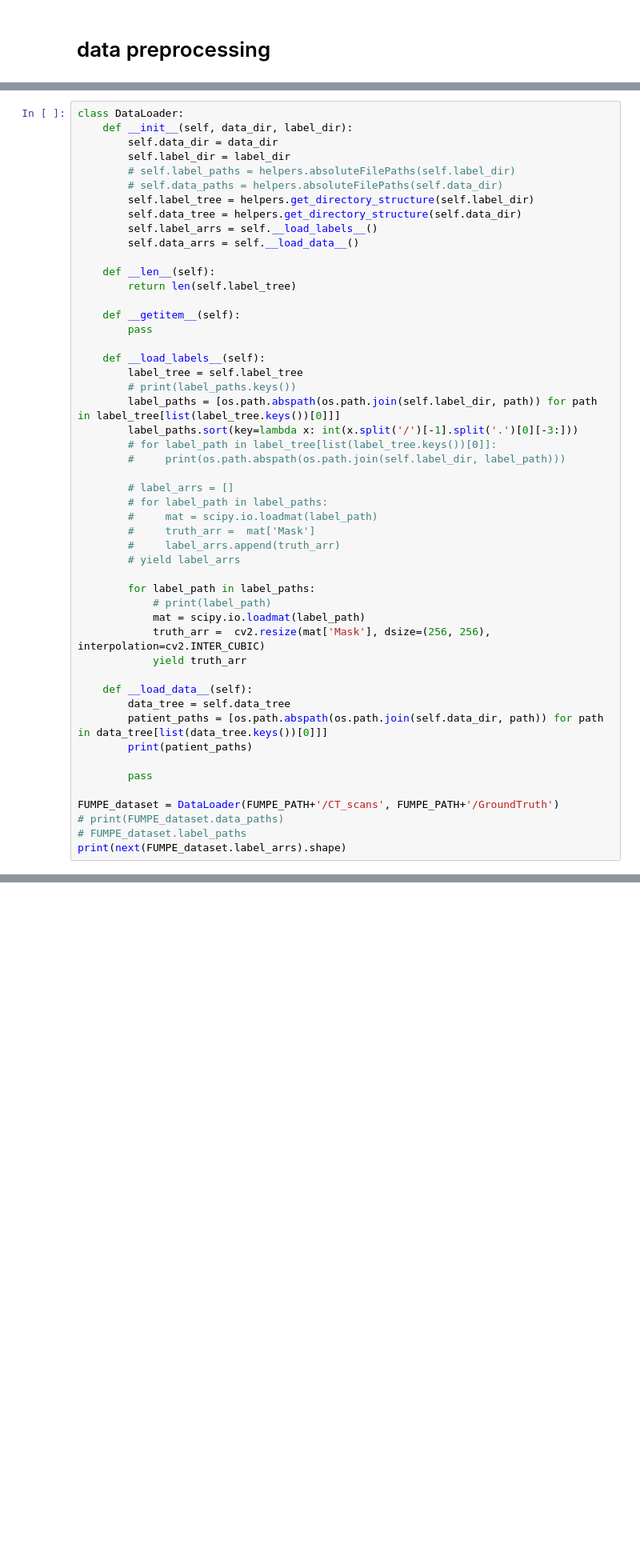
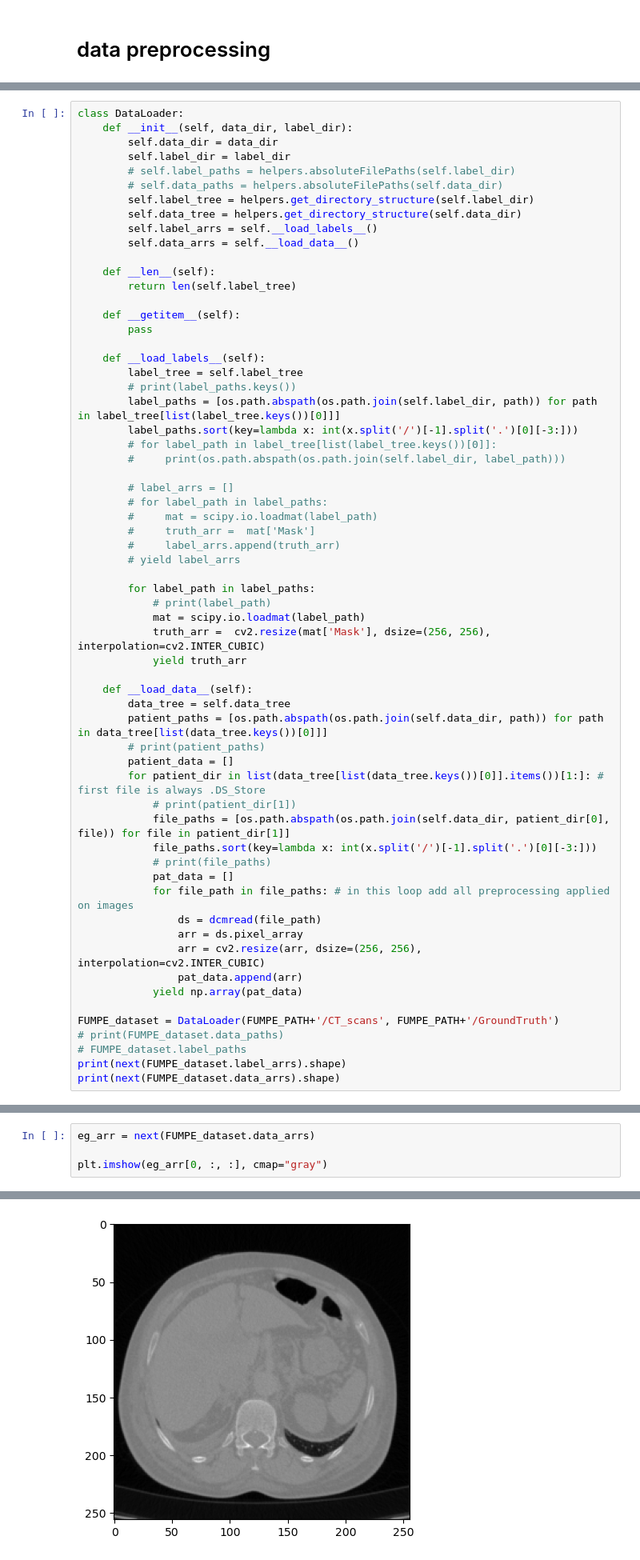
Before and after one commit to anmutechsupport/embolism-detection-cov19, a Jupyter notebook: main.ipynb, the cells around one changed output, grey strips where cells are left out. Shown at 80% size. Cells and saved outputs as stored; diff of their text form; blank space fills up the shorter version.

```diff
--- a/main.ipynb
+++ b/main.ipynb
@@ -216,12 +216,24 @@ class DataLoader:
     def __load_data__(self):
         data_tree = self.data_tree
         patient_paths = [os.path.abspath(os.path.join(self.data_dir, path)) for path in data_tree[list(data_tree.keys())[0]]]
-        print(patient_paths)
-
-        pass
+        # print(patient_paths)
+        patient_data = []
+        for patient_dir in list(data_tree[list(data_tree.keys())[0]].items())[1:]: # first file is always .DS_Store
+            # print(patient_dir[1])
+            file_paths = [os.path.abspath(os.path.join(self.data_dir, patient_dir[0], file)) for file in patient_dir[1]]
+            file_paths.sort(key=lambda x: int(x.split('/')[-1].split('.')[0][-3:]))
+            # print(file_paths)
+            pat_data = []
+            for file_path in file_paths: # in this loop add all preprocessing applied on images
+                ds = dcmread(file_path)
+                arr = ds.pixel_array
+                arr = cv2.resize(arr, dsize=(256, 256), interpolation=cv2.INTER_CUBIC)
+                pat_data.append(arr)
+            yield np.array(pat_data)
 
 FUMPE_dataset = DataLoader(FUMPE_PATH+'/CT_scans', FUMPE_PATH+'/GroundTruth')
 # print(FUMPE_dataset.data_paths)
 # FUMPE_dataset.label_paths
 print(next(FUMPE_dataset.label_arrs).shape)
+print(next(FUMPE_dataset.data_arrs).shape)
 # %% [output]
@@ -229,0 +242,5 @@ print(next(FUMPE_dataset.label_arrs).shape)
+# %%
+eg_arr = next(FUMPE_dataset.data_arrs)
+
+plt.imshow(eg_arr[0, :, :], cmap="gray")
+# %% [output]
@@ -229,0 +248 @@ print(next(FUMPE_dataset.label_arrs).shape)
+[figure, added]
```
Also changed, not shown: parts of 2 cells of this notebook.
